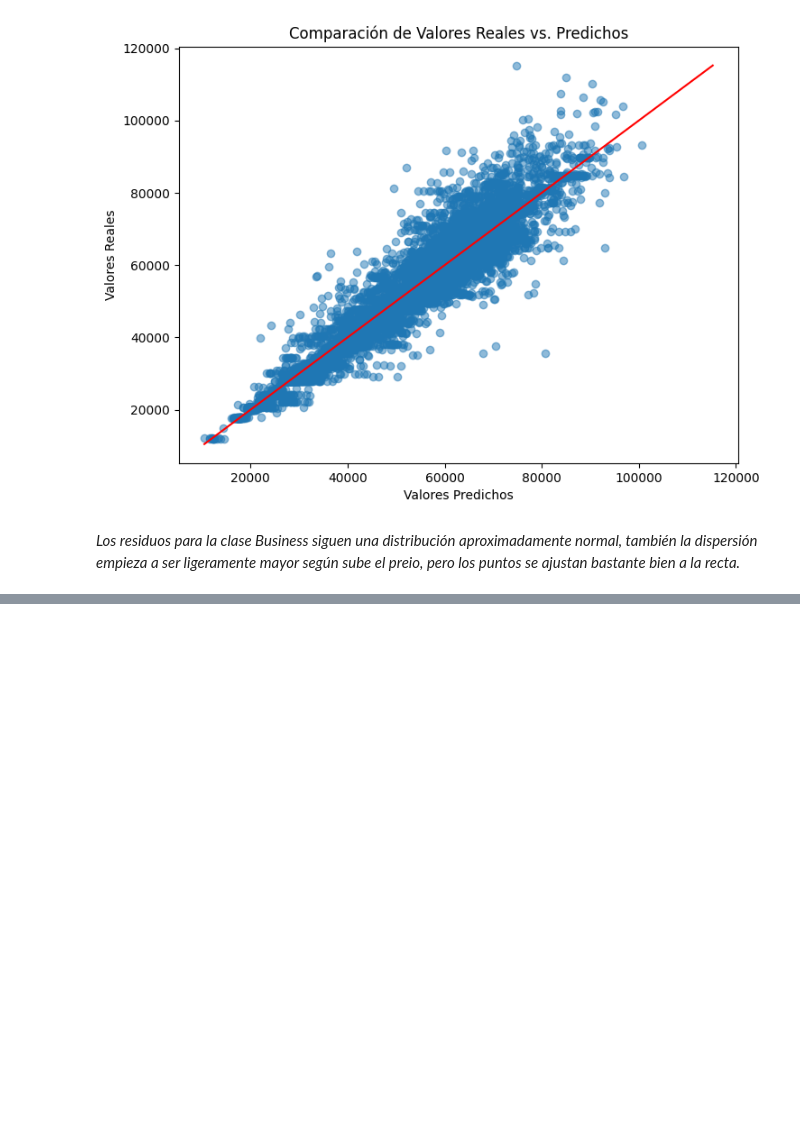
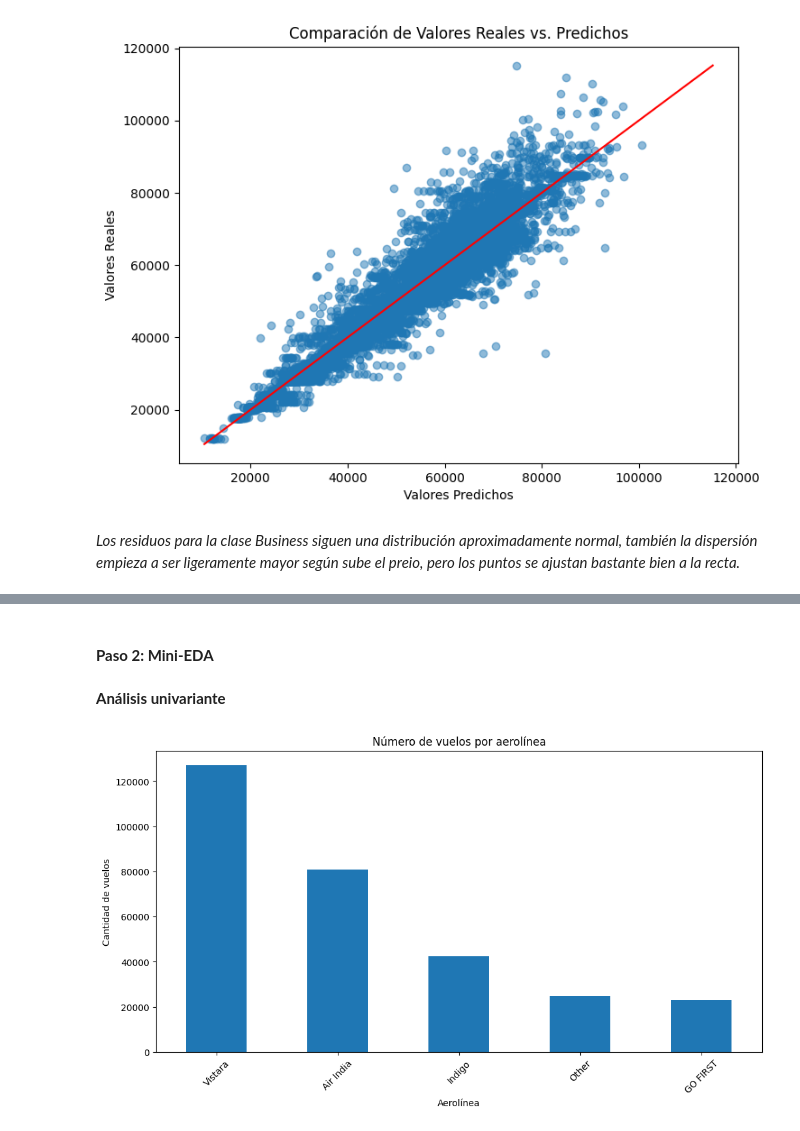
Before and after one commit to Cesar-CSP/ML_Prediccion_Precios_Vuelos, a Jupyter notebook: main_Prediccion_Precios_Vuelos_India.ipynb, the cells around one changed output, grey strips where cells are left out. Cells and saved outputs as stored; diff of their text form; code cells hidden in the pictures; blank space fills up the shorter version.

```diff
--- a/main_Prediccion_Precios_Vuelos_India.ipynb
+++ b/main_Prediccion_Precios_Vuelos_India.ipynb
@@ -1558,0 +1567,5 @@ plot_predictions_vs_actual(y_real_bus, y_pred_bus)
+# %%
+df_economy_cla= pd.read_csv("./src/data/economy.csv")
+df_eco_cla=df_economy_cla.copy()
+df_business_cla = pd.read_csv("./src/data/business.csv")
+df_bus_cla=df_business_cla.copy()
@@ -1558,0 +1616,5 @@ plot_predictions_vs_actual(y_real_bus, y_pred_bus)
+# %%
+df_eco_cla["class"] = "economy"
+df_bus_cla["class"] = "business"
+# %%
+df_all=pd.concat([df_eco_cla, df_bus_cla], axis=0, ignore_index=True)
@@ -1558,0 +1647,2 @@ plot_predictions_vs_actual(y_real_bus, y_pred_bus)
+# %%
+df_all_clean=etl_pipeline.fit_transform(df_all)
@@ -1558,0 +1683,14 @@ plot_predictions_vs_actual(y_real_bus, y_pred_bus)
+# %% [markdown]
+#### **Paso 2: Mini-EDA**
+# %% [markdown]
+**Análisis univariante**
+# %%
+plt.figure(figsize=(12,6))
+df_all_clean['airline'].value_counts().plot(kind='bar')
+plt.title("Número de vuelos por aerolínea")
+plt.xlabel("Aerolínea")
+plt.ylabel("Cantidad de vuelos")
+plt.xticks(rotation=45)
+plt.show()
+# %% [output]
+[figure, added]
```
Also changed, not shown: parts of 87 cells of this notebook.
